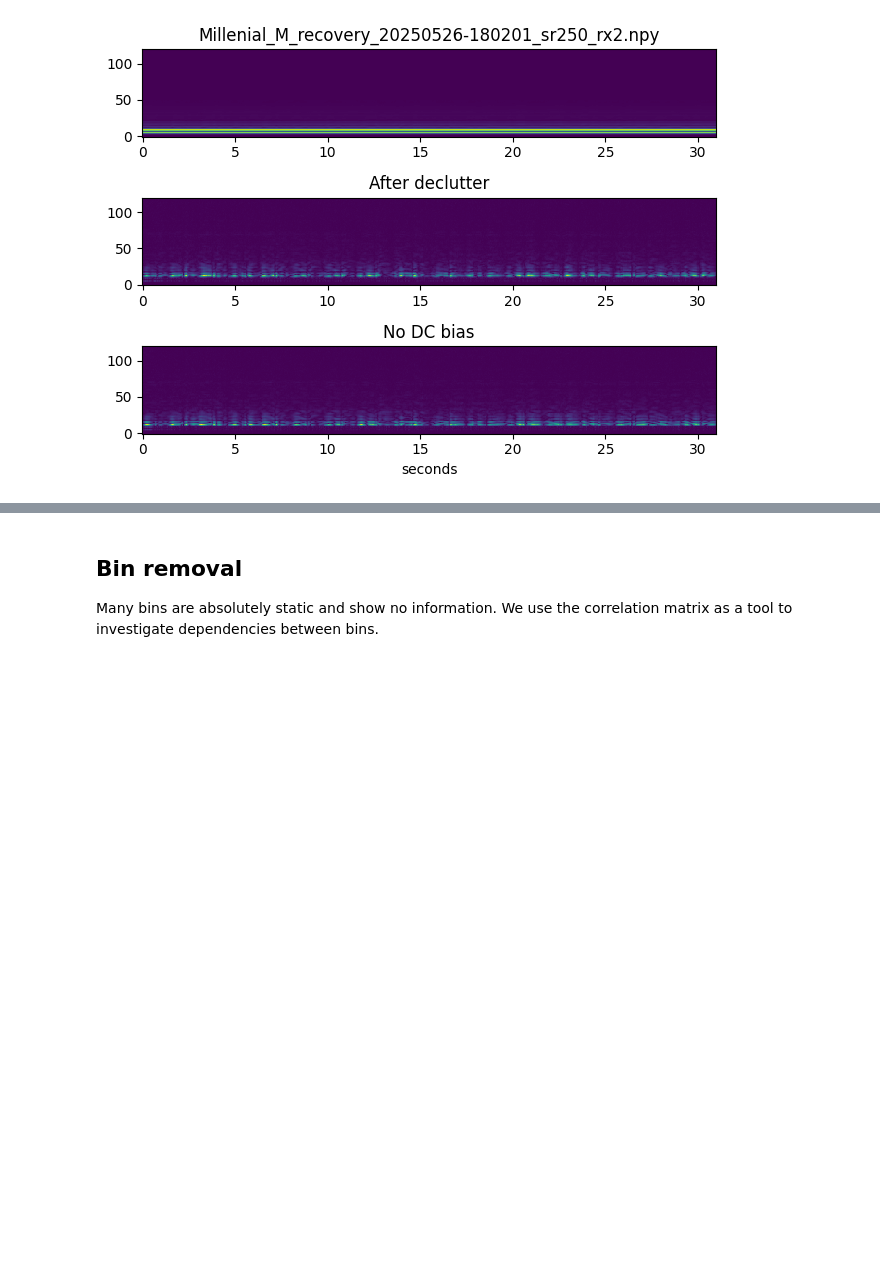
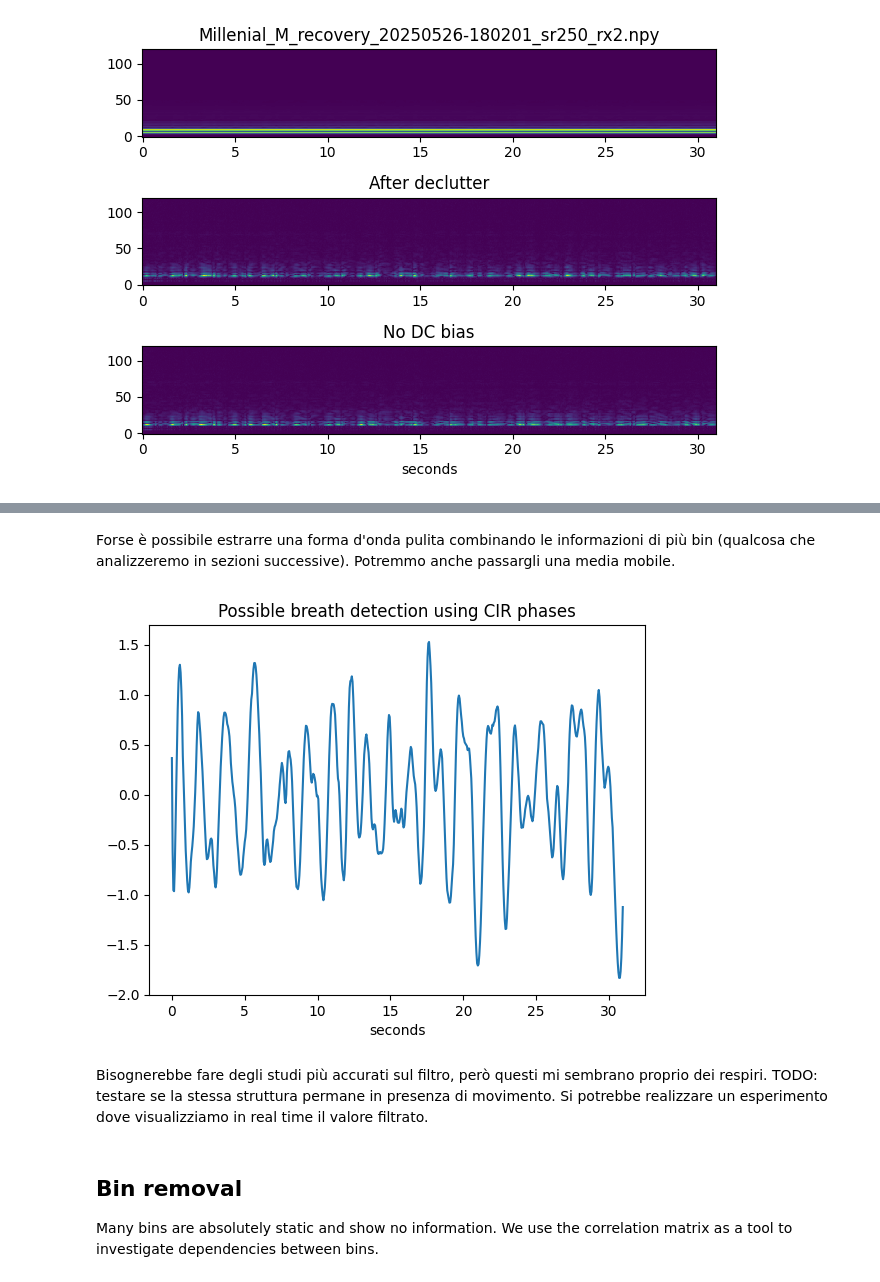
Before and after one commit to FattiMei/smart-trainer, a Jupyter notebook: analysis/classic.ipynb, the cells around one changed output, grey strips where cells are left out. Drawn from its saved outputs; the diff is of its cells as text; code cells hidden in the pictures; blank space fills up the shorter version.

```diff
--- a/analysis/classic.ipynb
+++ b/analysis/classic.ipynb
@@ -36,3 +68,20 @@ plt.show()
+# %% [markdown]
+Forse è possibile estrarre una forma d'onda pulita combinando le informazioni di più bin (qualcosa che analizzeremo in sezioni successive). Potremmo anche passargli una media mobile.
+# %%
+import scipy.signal
+
+# merged = np.mean(attenuated[:, 18:60], axis=1)
+merged = np.mean(phase[:, 18:60], axis=1)
+smoothed = scipy.signal.savgol_filter(merged, window_length=30, polyorder=5)
+
+plt.title('Possible breath detection using CIR phases')
+plt.plot(seconds, smoothed)
+plt.xlabel('seconds')
+plt.show()
+# %% [output]
+[figure, added]
+# %% [markdown]
+Bisognerebbe fare degli studi più accurati sul filtro, però questi mi sembrano proprio dei respiri. TODO: testare se la stessa struttura permane in presenza di movimento. Si potrebbe realizzare un esperimento dove visualizziamo in real time il valore filtrato.
 # %% [markdown]
 ## Bin removal
 Many bins are absolutely static and show no information. We use the correlation matrix as a tool to investigate dependencies between bins.
```
Also changed, not shown: parts of 4 cells of this notebook.
